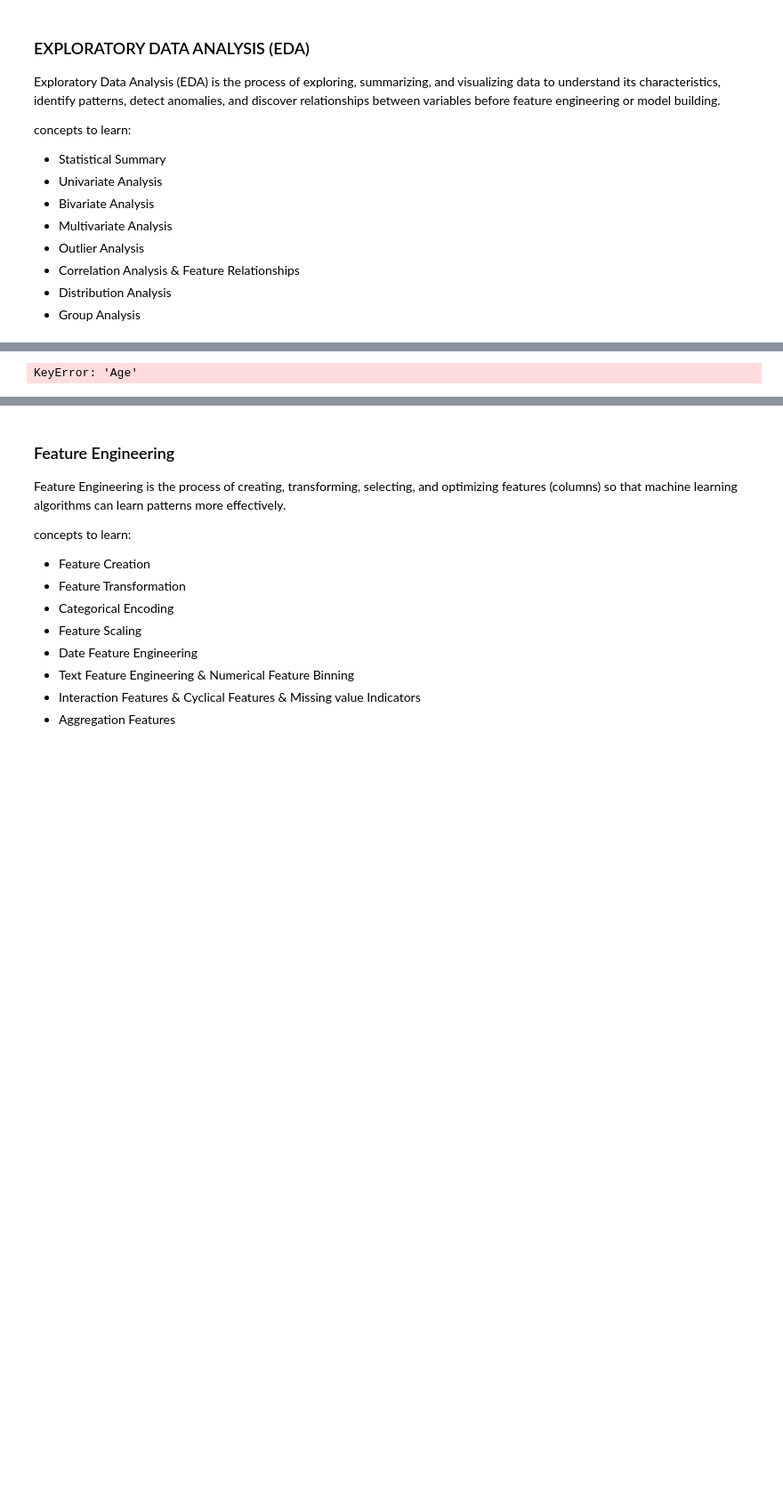
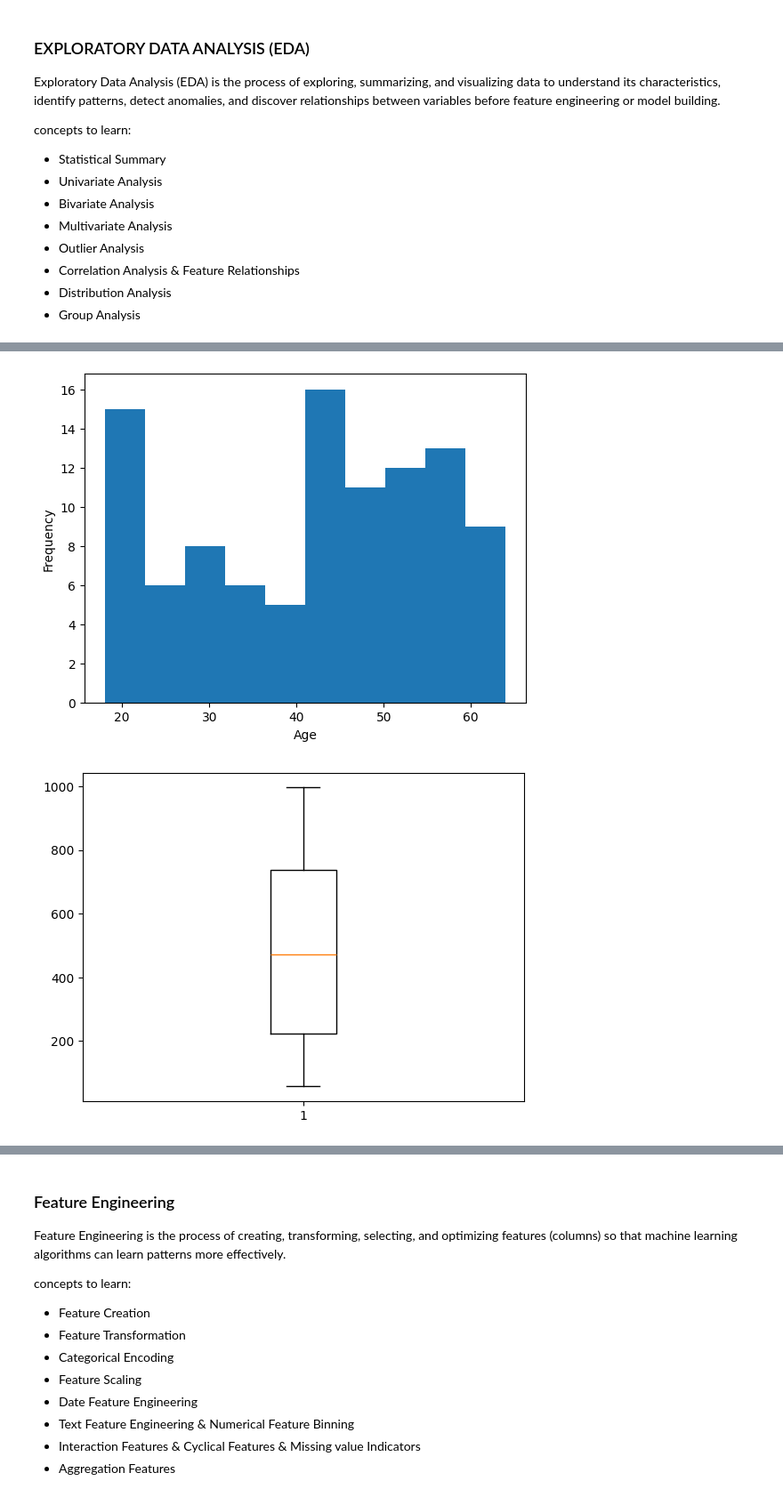
Before and after one commit to Aravind22s/MY-LEARNINGS, a Jupyter notebook: DA-DS-ML-DL/Lifecycle.ipynb, the cells around one changed output, grey strips where cells are left out. Shown at 89% size. Saved outputs shown, nothing was run; the diff lists cells and outputs as text; code cells hidden in the pictures; blank space fills up the shorter version.

```diff
--- a/DA-DS-ML-DL/Lifecycle.ipynb
+++ b/DA-DS-ML-DL/Lifecycle.ipynb
@@ -505,30 +480,31 @@ df.describe(include='object')
 # %%
 # Univariate Analysis - Study one variable at a time.
 import matplotlib.pyplot as plt
 
 plt.hist(df["Age"]) # histogram
 plt.xlabel("Age")
 plt.ylabel("Frequency")
 plt.show()
 
-plt.boxplot(df["Age"]) # boxplot for outliers detection
+plt.boxplot(df["OrderAmount"]) # boxplot for outliers detection
 plt.show()
 
 """Categorical Features
 Questions:
 Most common category?
 Least common?
 Class imbalance? """
 
 df["Gender"].value_counts()
 
 # Percentage
 
 df["Gender"].value_counts(normalize=True)*100
 
 # Bar Chart
 
 df["Gender"].value_counts().plot(kind="bar")
 plt.show()
 # %% [output]
-KeyError: 'Age'
+[figure, added]
+[figure, added]
```
Also changed, not shown: parts of 20 cells of this notebook, 1 other file.
